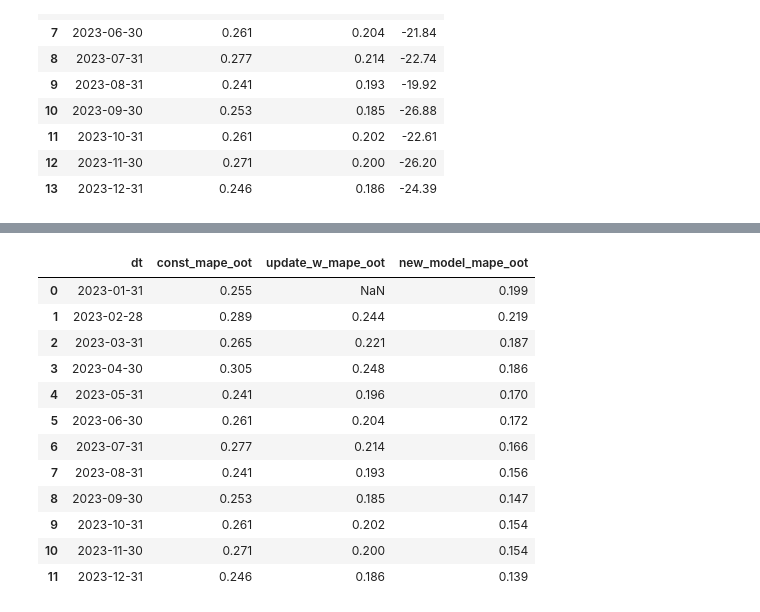
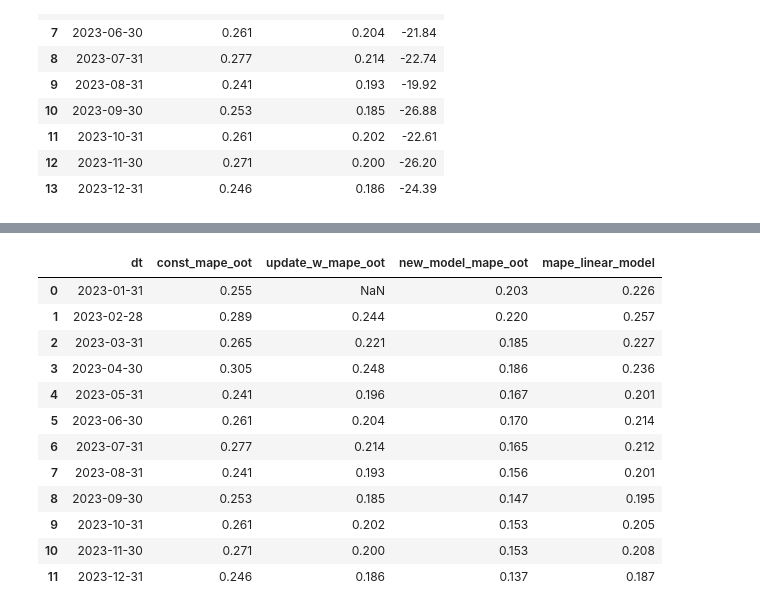
Before and after one commit to VityaShevcov/pearl_one, a Jupyter notebook: code_continue_learning.ipynb, the cells around one changed output, grey strips where cells are left out. Cells and saved outputs as stored; diff of their text form; code cells hidden in the pictures.

Commit message:
add weights & linear

```diff
--- a/code_continue_learning.ipynb
+++ b/code_continue_learning.ipynb
@@ -613,20 +642,20 @@ stat
 # %%
 # Соединяем статистики всех экспериментов для сравнения
-pd.merge(report, stat, on = 'dt')[['dt', 'const_mape_oot', 'update_w_mape_oot', 'new_model_mape_oot']]
+pd.merge(report, stat, on = 'dt')[['dt', 'const_mape_oot', 'update_w_mape_oot', 'new_model_mape_oot', 'mape_linear_model']]
 # %% [output]
-|  | dt | const_mape_oot | update_w_mape_oot | new_model_mape_oot |
-| 0 | 2023-01-31 | 0.255 | NaN | 0.199 |
-| 1 | 2023-02-28 | 0.289 | 0.244 | 0.219 |
-| 2 | 2023-03-31 | 0.265 | 0.221 | 0.187 |
-| 3 | 2023-04-30 | 0.305 | 0.248 | 0.186 |
-| 4 | 2023-05-31 | 0.241 | 0.196 | 0.170 |
-| 5 | 2023-06-30 | 0.261 | 0.204 | 0.172 |
-| 6 | 2023-07-31 | 0.277 | 0.214 | 0.166 |
-| 7 | 2023-08-31 | 0.241 | 0.193 | 0.156 |
-| 8 | 2023-09-30 | 0.253 | 0.185 | 0.147 |
-| 9 | 2023-10-31 | 0.261 | 0.202 | 0.154 |
-| 10 | 2023-11-30 | 0.271 | 0.200 | 0.154 |
-| 11 | 2023-12-31 | 0.246 | 0.186 | 0.139 |
+|  | dt | const_mape_oot | update_w_mape_oot | new_model_mape_oot | mape_linear_model |
+| 0 | 2023-01-31 | 0.255 | NaN | 0.203 | 0.226 |
+| 1 | 2023-02-28 | 0.289 | 0.244 | 0.220 | 0.257 |
+| 2 | 2023-03-31 | 0.265 | 0.221 | 0.185 | 0.227 |
+| 3 | 2023-04-30 | 0.305 | 0.248 | 0.186 | 0.236 |
+| 4 | 2023-05-31 | 0.241 | 0.196 | 0.167 | 0.201 |
+| 5 | 2023-06-30 | 0.261 | 0.204 | 0.170 | 0.214 |
+| 6 | 2023-07-31 | 0.277 | 0.214 | 0.165 | 0.212 |
+| 7 | 2023-08-31 | 0.241 | 0.193 | 0.156 | 0.201 |
+| 8 | 2023-09-30 | 0.253 | 0.185 | 0.147 | 0.195 |
+| 9 | 2023-10-31 | 0.261 | 0.202 | 0.153 | 0.205 |
+| 10 | 2023-11-30 | 0.271 | 0.200 | 0.153 | 0.208 |
+| 11 | 2023-12-31 | 0.246 | 0.186 | 0.137 | 0.187 |
 # %%
 dd = pd.read_csv('dd.csv')
 # %%
```
Also changed, not shown: parts of 6 cells of this notebook, 5 other files.
